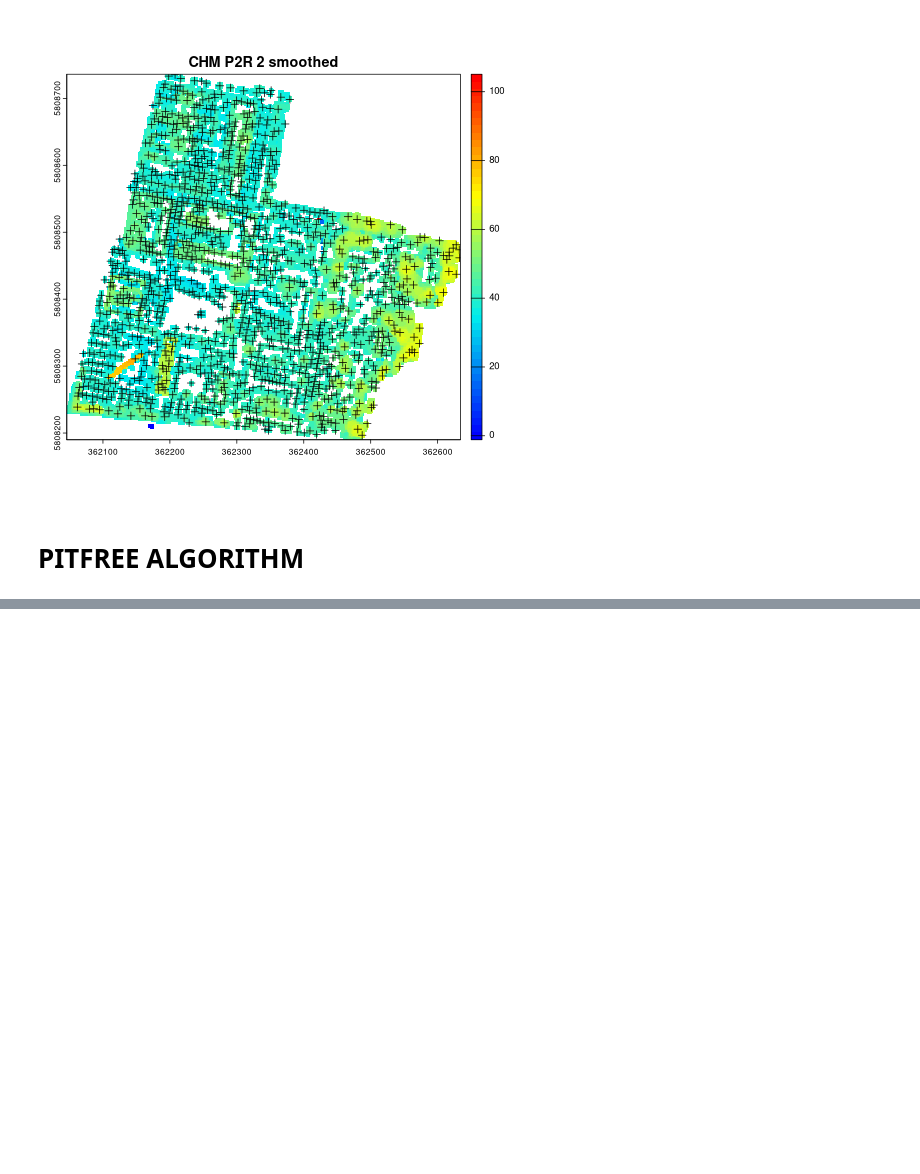
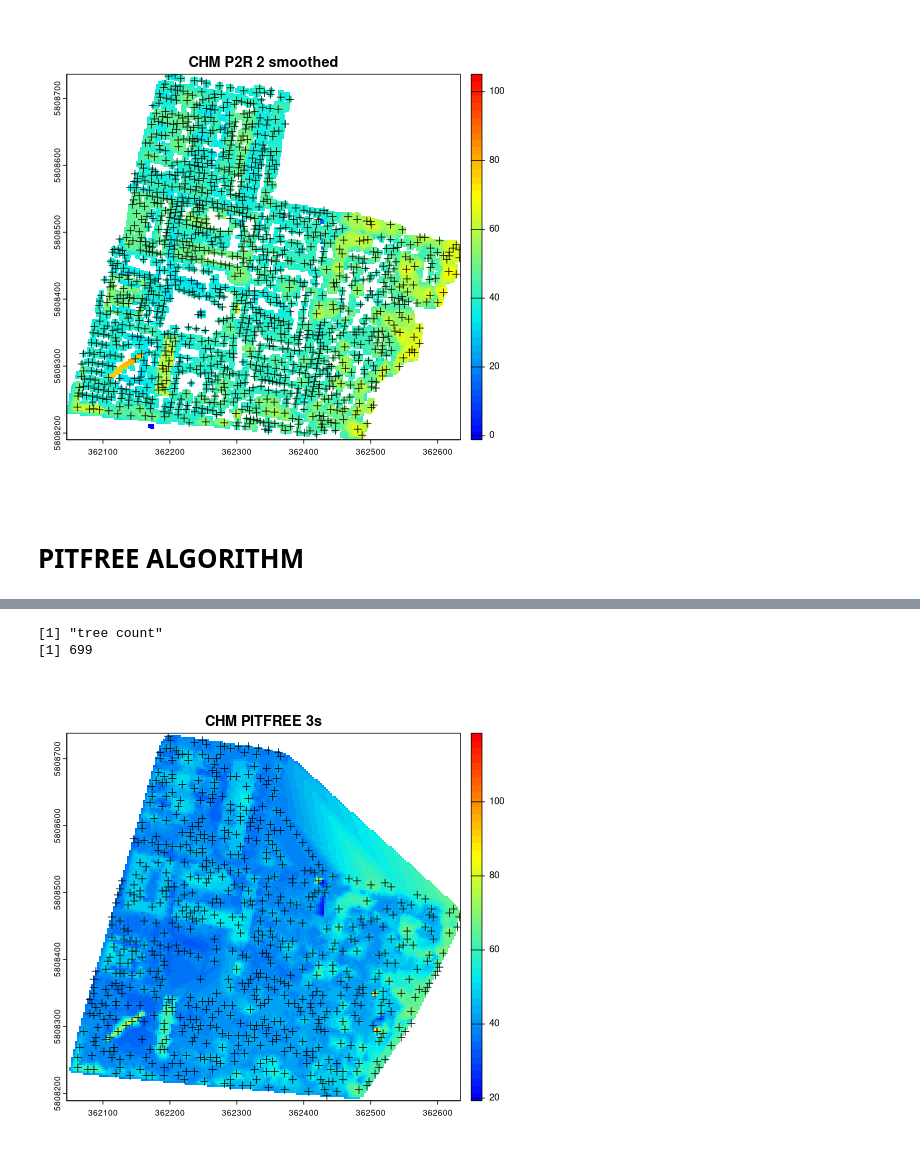
Before and after one commit to ni-be/golm_tree_analysis, a Jupyter notebook: app/app.ipynb, the cells around one changed output, grey strips where cells are left out. Cells and saved outputs as stored; diff of their text form; code cells hidden in the pictures; blank space fills up the shorter version.

```diff
--- a/app/app.ipynb
+++ b/app/app.ipynb
@@ -262,0 +293,9 @@ plot(chm_pitfree_05_2, main = "CHM PITFREE 2", col = col); plot(sf::st_geometry(
+# %%
+%%R
+plot(chm_pitfree_05_3s, main = "CHM PITFREE 3s", col = col); plot(sf::st_geometry(ttops_chm_pitfree_05_3s), add = T, pch =3)
+print("tree count")
+print(nrow(ttops_chm_pitfree_05_3s))
+# %% [output]
+[1] "tree count"
+[1] 699
+[figure, added]
```
Also changed, not shown: parts of 6 cells of this notebook.
